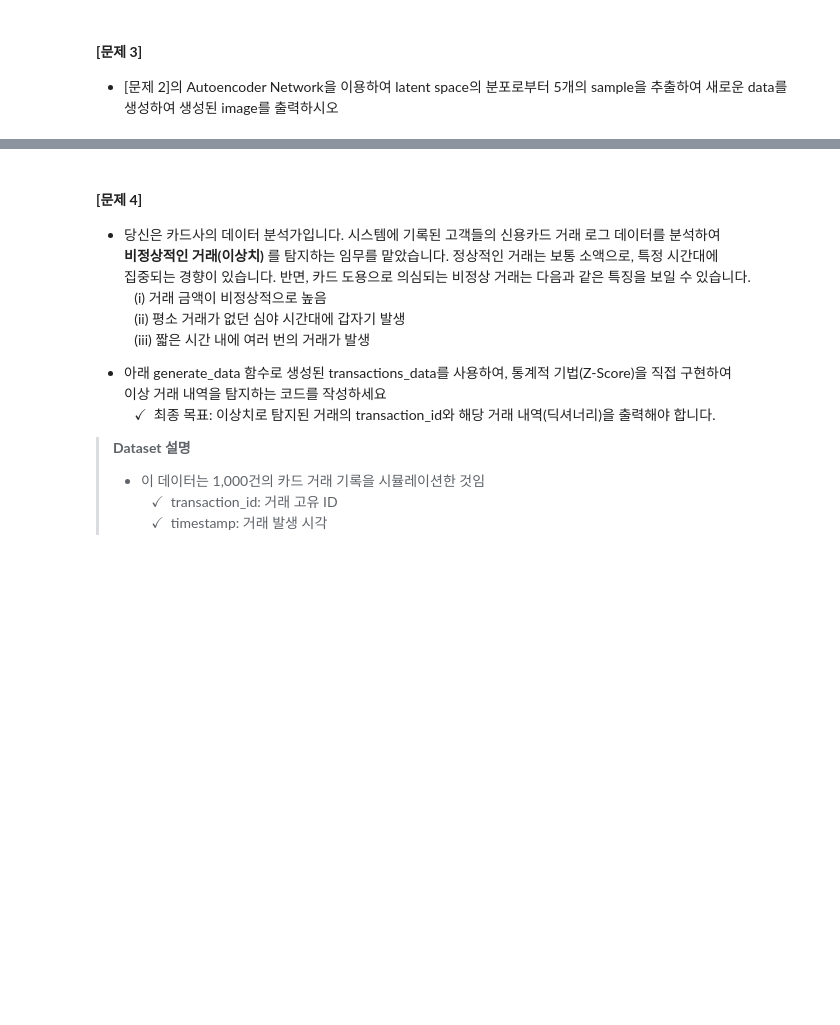
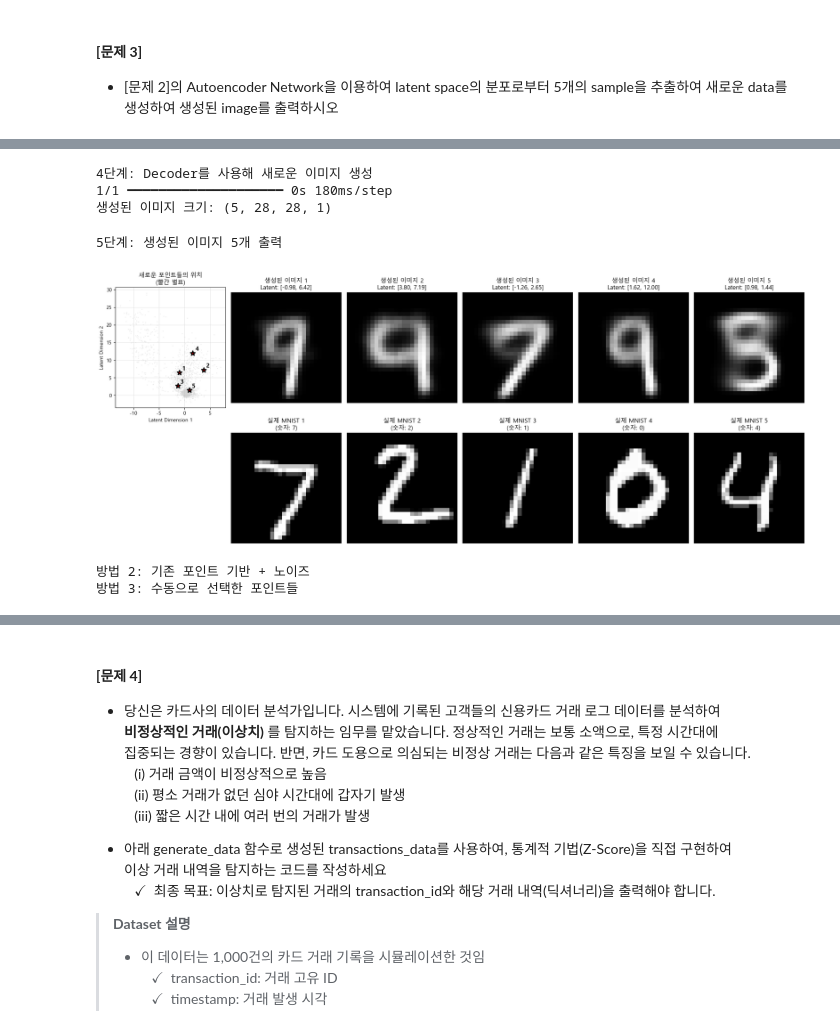
Before and after one commit to brighteen/Deep-Learning, a Jupyter notebook: Unsupervised Learning/기말고사_비지도학습_문제지(20250617).ipynb, the cells around one changed output, grey strips where cells are left out. Cells and saved outputs as stored; diff of their text form; code cells hidden in the pictures; blank space fills up the shorter version.

```diff
--- a/Unsupervised Learning/기말고사_비지도학습_문제지(20250617).ipynb
+++ b/Unsupervised Learning/기말고사_비지도학습_문제지(20250617).ipynb
@@ -538,0 +655,70 @@ print(f"   - 복원 품질 (MSE): {mse_scores[best_idx]:.6f}")
+# %%
+# 4단계: 새로운 latent 포인트들을 이미지로 디코딩
+print("\n4단계: Decoder를 사용해 새로운 이미지 생성")
+
+# Decoder를 사용해 latent 포인트들을 이미지로 변환
+generated_images = decoder.predict(new_latent_points)
+
+print(f"생성된 이미지 크기: {generated_images.shape}")
+# %% [output]
+4단계: Decoder를 사용해 새로운 이미지 생성
+1/1 ━━━━━━━━━━━━━━━━━━━━ 0s 180ms/step
+생성된 이미지 크기: (5, 28, 28, 1)
+# %%
+# 5단계: 생성된 이미지들 시각화 (문제에서 요구한 핵심!)
+print("\n5단계: 생성된 이미지 5개 출력")
+
+plt.figure(figsize=(20, 8))
+
+# 첫 번째 행: latent space에서 새로운 포인트들의 위치 표시
+plt.subplot(2, 6, 1)
+plt.scatter(test_encoded[:, 0], test_encoded[:, 1], c='lightgray', alpha=0.3, s=1)
+plt.scatter(new_latent_points[:, 0], new_latent_points[:, 1],
+           c='red', s=100, marker='*', edgecolor='black', linewidth=2)
+for i, point in enumerate(new_latent_points):
+    plt.annotate(f'{i+1}', (point[0], point[1]), xytext=(5, 5),
+                textcoords='offset points', fontsize=12, fontweight='bold')
+plt.title('새로운 포인트들의 위치\n(빨간 별표)')
+plt.xlabel('Latent Dimension 1')
+plt.ylabel('Latent Dimension 2')
+plt.grid(True, alpha=0.3)
+
+# 생성된 이미지들 출력
+for i in range(5):
+    plt.subplot(2, 6, i + 2)
+    plt.imshow(generated_images[i].reshape(28, 28), cmap='gray')
+    plt.title(f'생성된 이미지 {i+1}\nLatent: [{new_latent_points[i][0]:.2f}, {new_latent_points[i][1]:.2f}]')
+    plt.axis('off')
+
+# 두 번째 행: 비교를 위한 실제 MNIST 이미지들
+for i in range(5):
+    plt.subplot(2, 6, i + 8)
+    plt.imshow(x_test[i].reshape(28, 28), cmap='gray')
+    plt.title(f'실제 MNIST {i+1}\n(숫자: {y_test[i]})')
+    plt.axis('off')
+
+plt.tight_layout()
+plt.show()
+# %% [output]
+5단계: 생성된 이미지 5개 출력
+[figure, added]
+# %%
+# 방법 2: 기존 데이터에서 무작위 선택 후 약간의 노이즈 추가
+print("방법 2: 기존 포인트 기반 + 노이즈")
+random_indices = np.random.choice(len(test_encoded), 5, replace=False)
+base_points = test_encoded[random_indices]
+noise = np.random.normal(0, 0.1, (5, 2))  # 작은 노이즈
+new_latent_points_noise = base_points + noise
+
+# 방법 3: 수동으로 흥미로운 포인트 선택
+print("방법 3: 수동으로 선택한 포인트들")
+new_latent_points_manual = np.array([
+    [latent_dim1_mean, latent_dim2_mean],  # 중심점
+    [latent_dim1_mean + latent_dim1_std, latent_dim2_mean],  # 오른쪽
+    [latent_dim1_mean - latent_dim1_std, latent_dim2_mean],  # 왼쪽
+    [latent_dim1_mean, latent_dim2_mean + latent_dim2_std],  # 위쪽
+    [latent_dim1_mean, latent_dim2_mean - latent_dim2_std],  # 아래쪽
+])
+# %% [output]
+방법 2: 기존 포인트 기반 + 노이즈
+방법 3: 수동으로 선택한 포인트들
```
Also changed, not shown: parts of 6 cells of this notebook.
